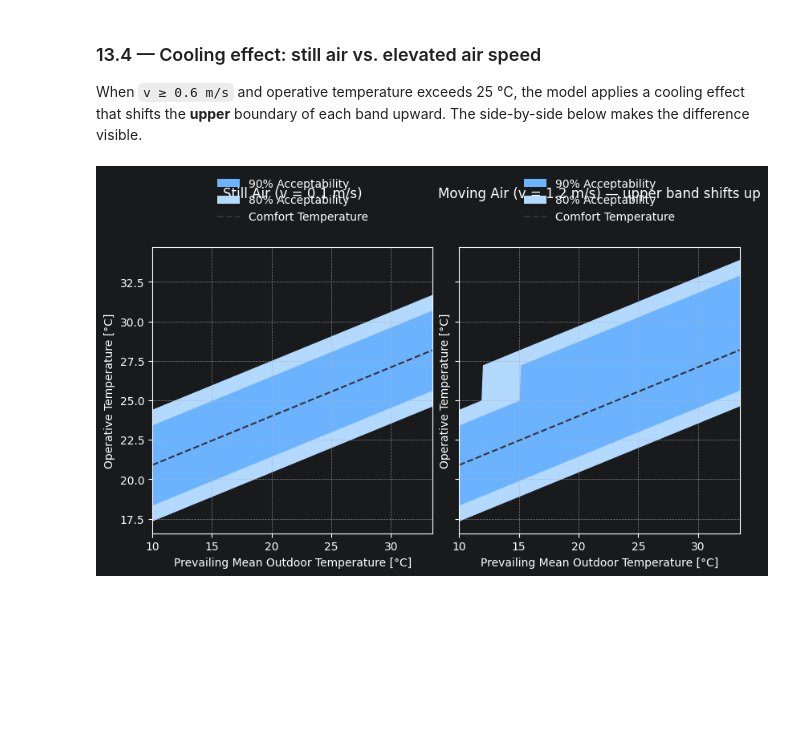
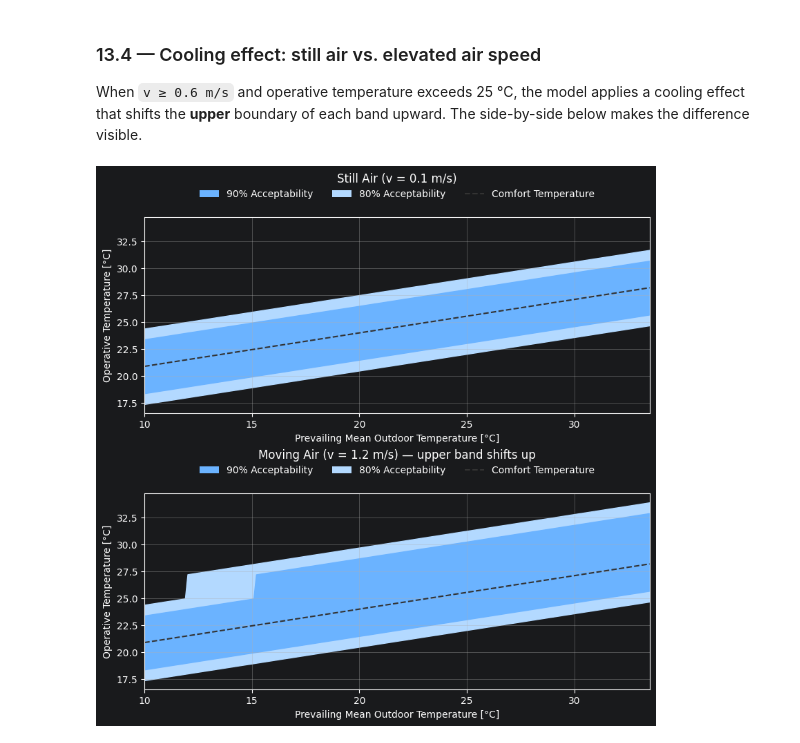
Before and after one commit to HuiHuangWYU/pythermalcomfort, a Jupyter notebook: docs/documentation/plots/matplotlib/threshold_plot.ipynb, the cells around one changed output. Cells and saved outputs as stored; diff of their text form; code cells hidden in the pictures; blank space fills up the shorter version.

```diff
--- a/docs/documentation/plots/matplotlib/threshold_plot.ipynb
+++ b/docs/documentation/plots/matplotlib/threshold_plot.ipynb
@@ -377,16 +377,16 @@ plt.show()
 When `v ≥ 0.6 m/s` and operative temperature exceeds 25 °C, the model applies a cooling effect that shifts the **upper** boundary of each band upward.  The side-by-side below makes the difference visible.
 # %%
 fig, (ax0, ax1) = plt.subplots(
-    1, 2, figsize=(8, 5), constrained_layout=True, sharey=True
+    2, 1, figsize=(8, 8), constrained_layout=True, sharex=True
 )
 
 AdaptivePlot(adaptive_ashrae).set_params(v=0.1).plot(
     ax=ax0, title="Still Air (v = 0.1 m/s)"
 )
 AdaptivePlot(adaptive_ashrae).set_params(v=1.2).plot(
     ax=ax1, title="Moving Air (v = 1.2 m/s) — upper band shifts up"
 )
 
 plt.show()
 # %% [output]
-[figure, old version]
+[figure, new version]
```
Also changed, not shown: parts of 15 cells of this notebook, 1 other file.
